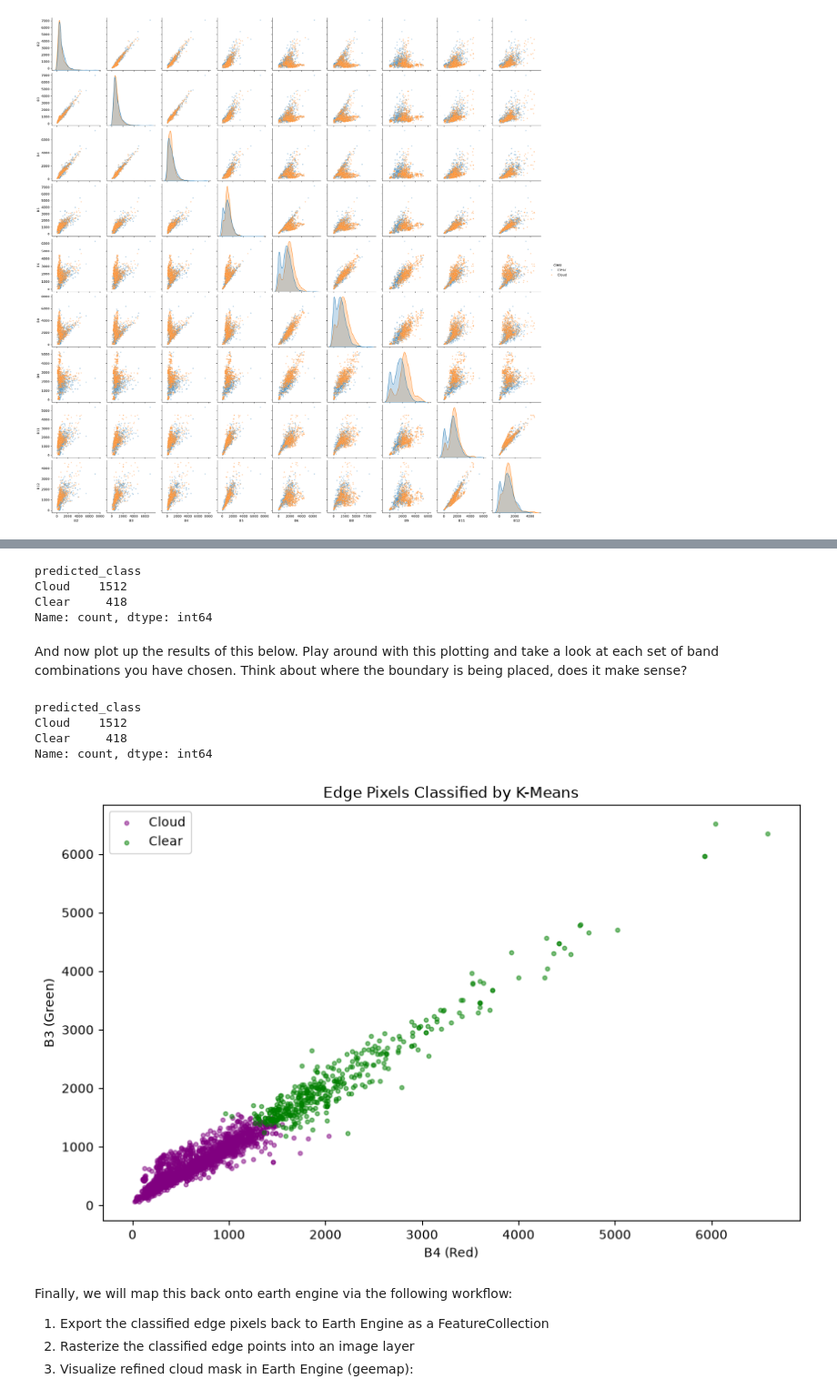
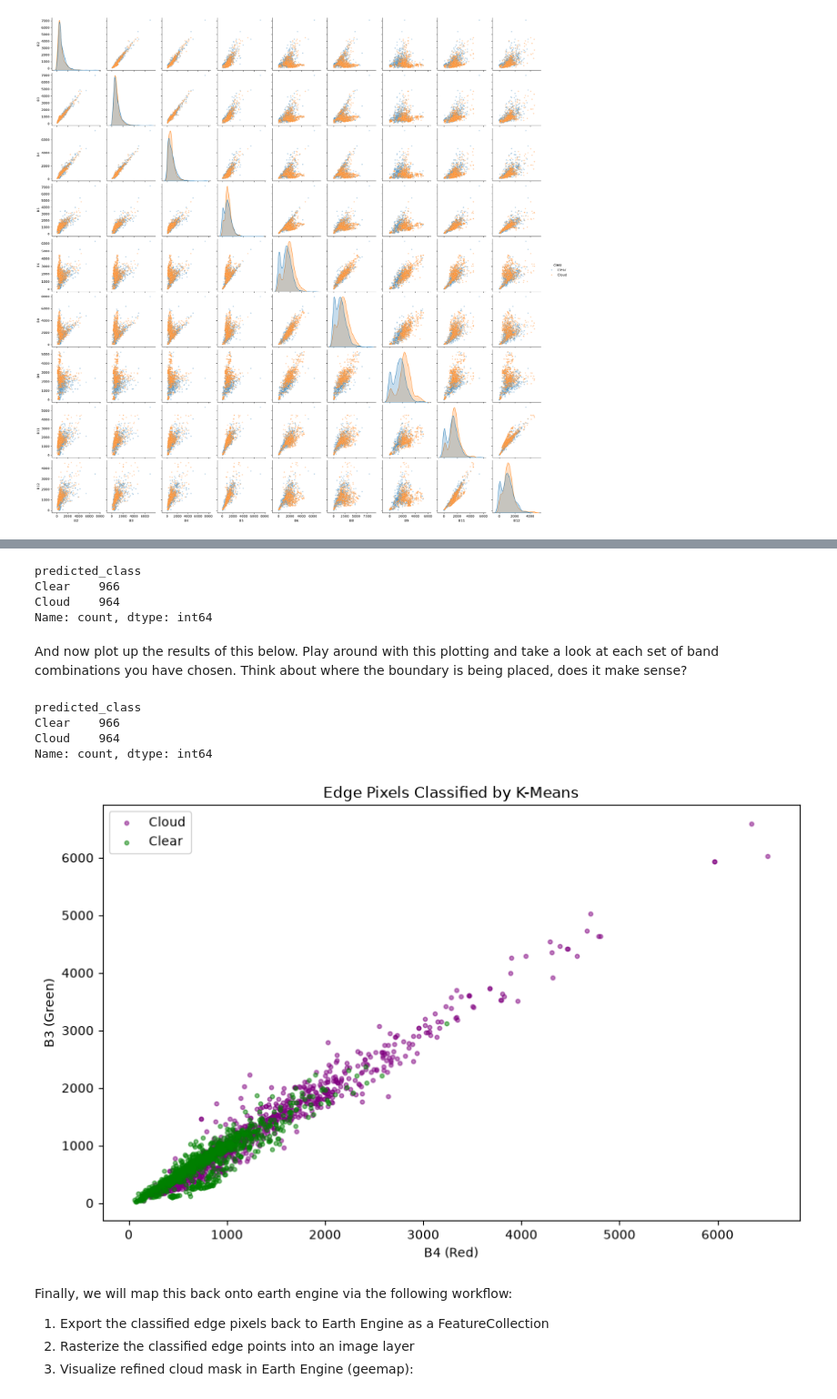
Before and after one commit to dongwook-uoa/SatelliteDataAI-UOA, a Jupyter notebook: Lab-Notebooks/761_Lab3.ipynb, the cells around one changed output, grey strips where cells are left out. Shown at 91% size. Cells and saved outputs as stored; diff of their text form; code cells hidden in the pictures.

```diff
--- a/Lab-Notebooks/761_Lab3.ipynb
+++ b/Lab-Notebooks/761_Lab3.ipynb
@@ -405,7 +442,8 @@ Run this section first with the default bands, and then change it to the ones yo
 train_df = balanced_df[balanced_df['class'].isin(['Cloud', 'Clear'])]
 
 # Features to use for clustering
-features = ['B2', 'B3', 'B4']
+# features = ['B2', 'B3', 'B4']
+features = ['B9', 'B8', 'B6']
 
 # Prepare training data (cloud=1, clear=0)
 X_train = train_df[features].values
@@ -433,33 +471,33 @@ edge_df['predicted_class'] = ['Cloud' if c == cloud_cluster else 'Clear' for c i
 print(edge_df['predicted_class'].value_counts())
 # %% [output]
 predicted_class
-Cloud    1512
-Clear     418
+Clear    966
+Cloud    964
 Name: count, dtype: int64
 # %% [markdown]
 And now plot up the results of this below. Play around with this plotting and take a look at each set of band combinations you have chosen. Think about where the boundary is being placed, does it make sense?
 # %%
 # Count of predicted classes
 counts = edge_df['predicted_class'].value_counts()
 print(counts)
 
 # Scatter plot of edge pixels B4 vs B3 colored by predicted class ### CHANGE THIS TO YOUR OTHER BANDS ###
 plt.figure(figsize=(10, 6))
 for label, color in zip(['Cloud', 'Clear'], ['purple', 'green']):
     subset = edge_df[edge_df['predicted_class'] == label]
-    plt.scatter(subset['B4'], subset['B3'], label=label, alpha=0.5, s=10, c=color)
+    plt.scatter(subset['B3'], subset['B4'], label=label, alpha=0.5, s=10, c=color)
 
 plt.xlabel('B4 (Red)')
 plt.ylabel('B3 (Green)')
 plt.title('Edge Pixels Classified by K-Means')
 plt.legend()
 plt.show()
 # %% [output]
 predicted_class
-Cloud    1512
-Clear     418
+Clear    966
+Cloud    964
 Name: count, dtype: int64
-[figure, old version]
+[figure, new version]
 # %% [markdown]
 Finally, we will map this back onto earth engine via the following workflow:
 1.  Export the classified edge pixels back to Earth Engine as a FeatureCollection
```
Also changed, not shown: parts of 15 cells of this notebook, 3 other files.
